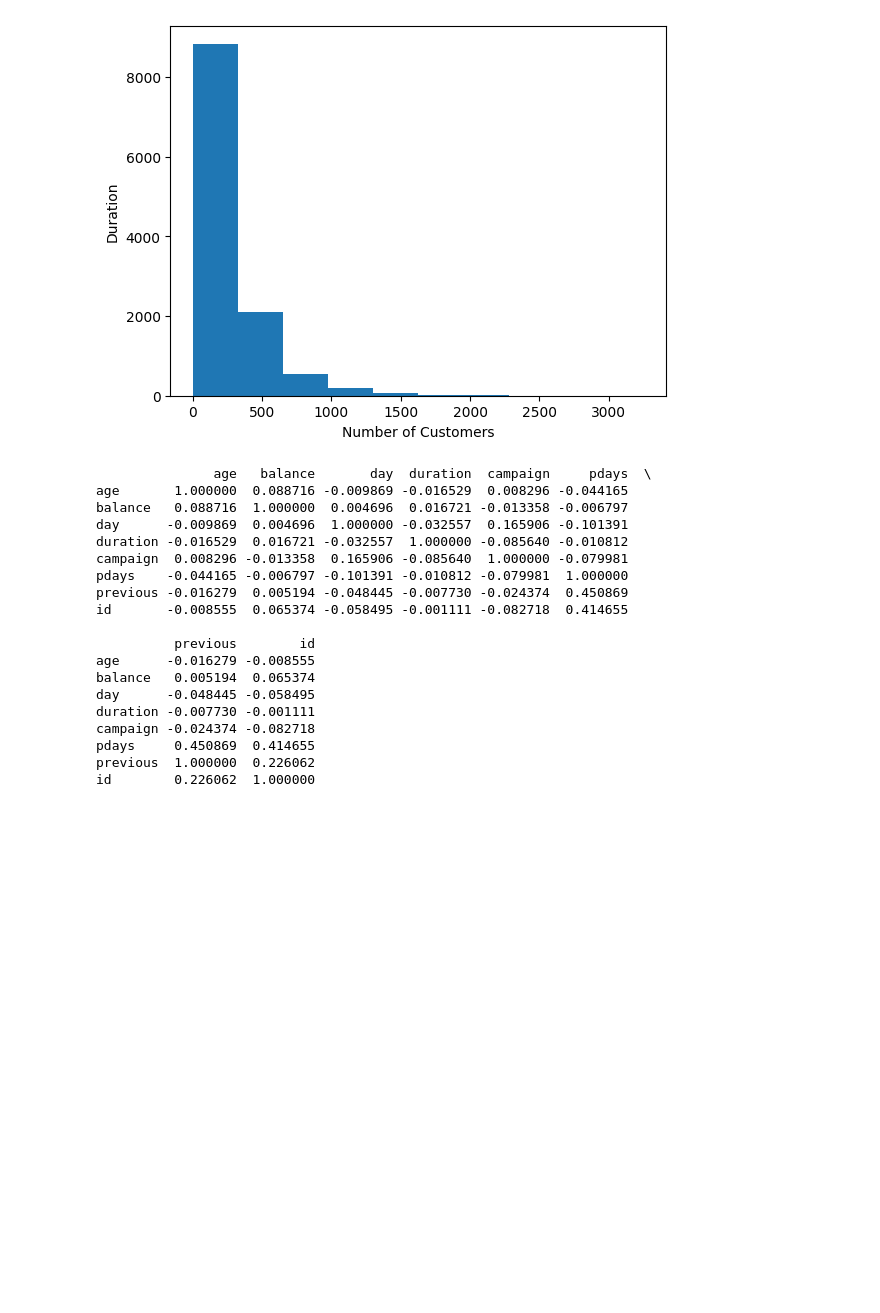
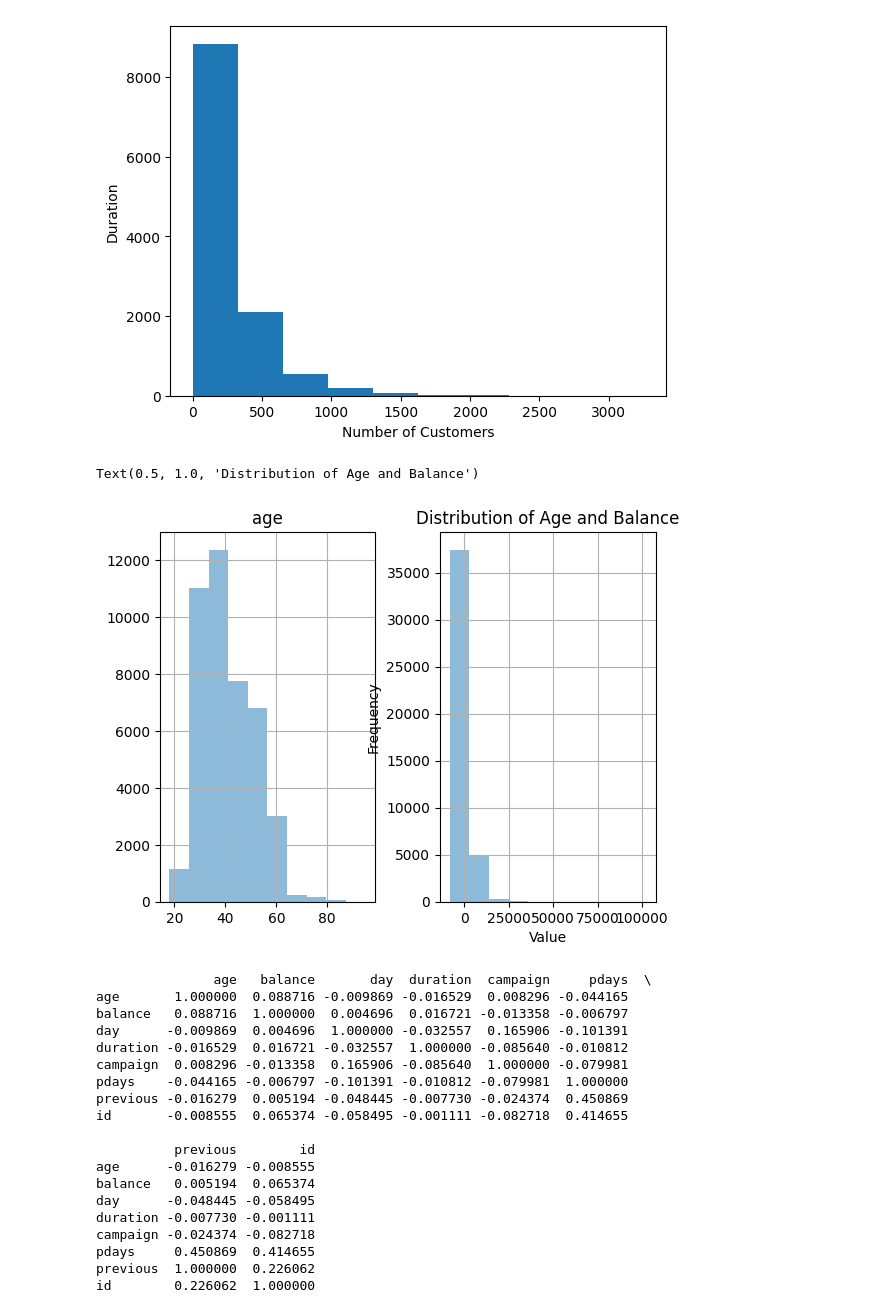
Before and after one commit to BKhaleque/BankCustomerClustering, a Jupyter notebook: Clustering.ipynb, the cells around one changed output. Saved outputs shown, nothing was run; the diff lists cells and outputs as text; code cells hidden in the pictures; blank space fills up the shorter version.

```diff
--- a/Clustering.ipynb
+++ b/Clustering.ipynb
@@ -173,6 +181,15 @@ plt.show()
 # %% [output]
 [figure]
 [figure]
+# %%
+df[['age', 'balance']].hist(alpha=0.5)
+plt.xlabel('Value')
+plt.ylabel('Frequency')
+plt.title('Distribution of Age and Balance')
+#Sad again
+# %% [output]
+Text(0.5, 1.0, 'Distribution of Age and Balance')
+[figure, added]
 # %%
 print(df.corr())
 # %% [output]
```
Also changed, not shown: parts of 2 cells of this notebook, 1 other file.
